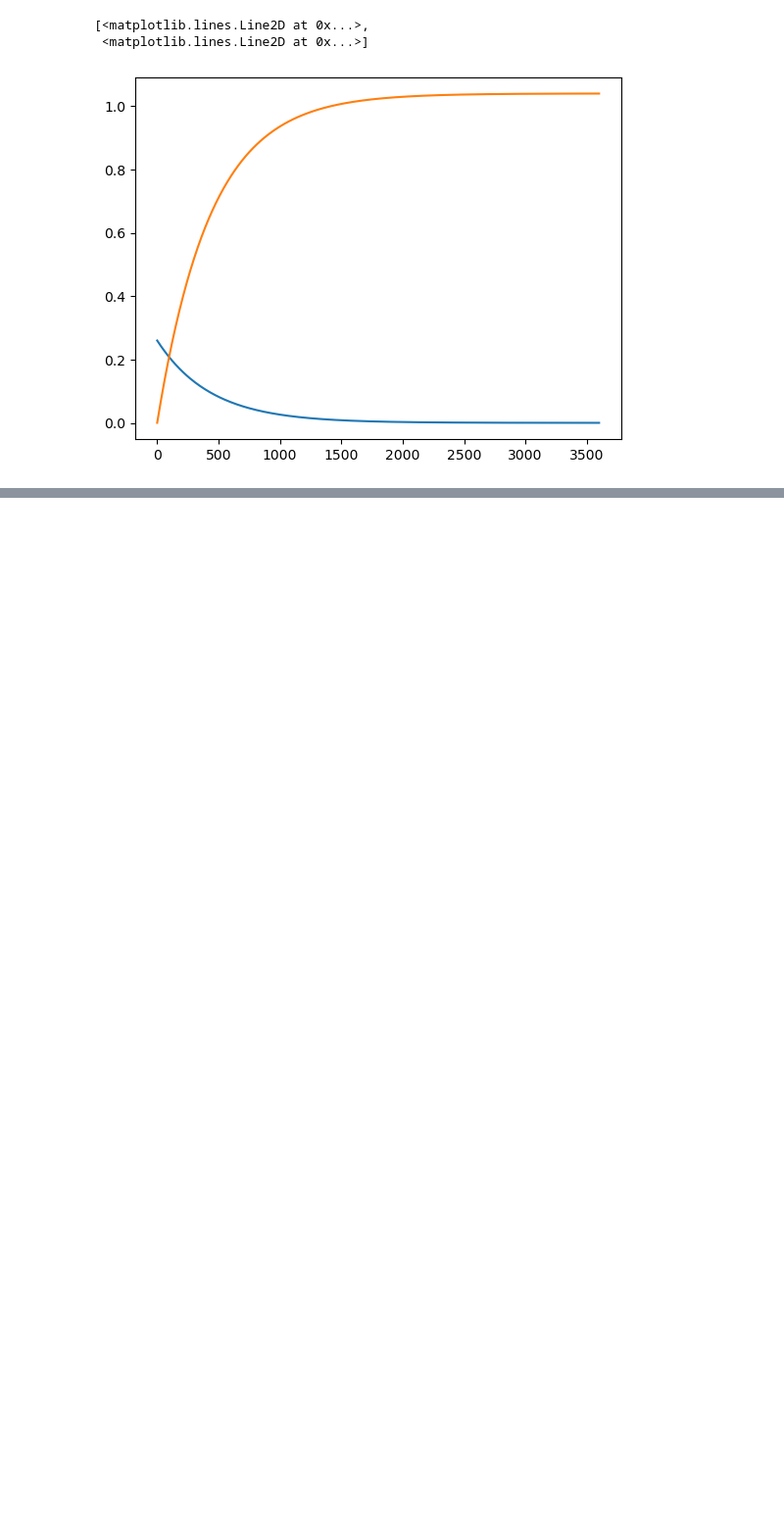
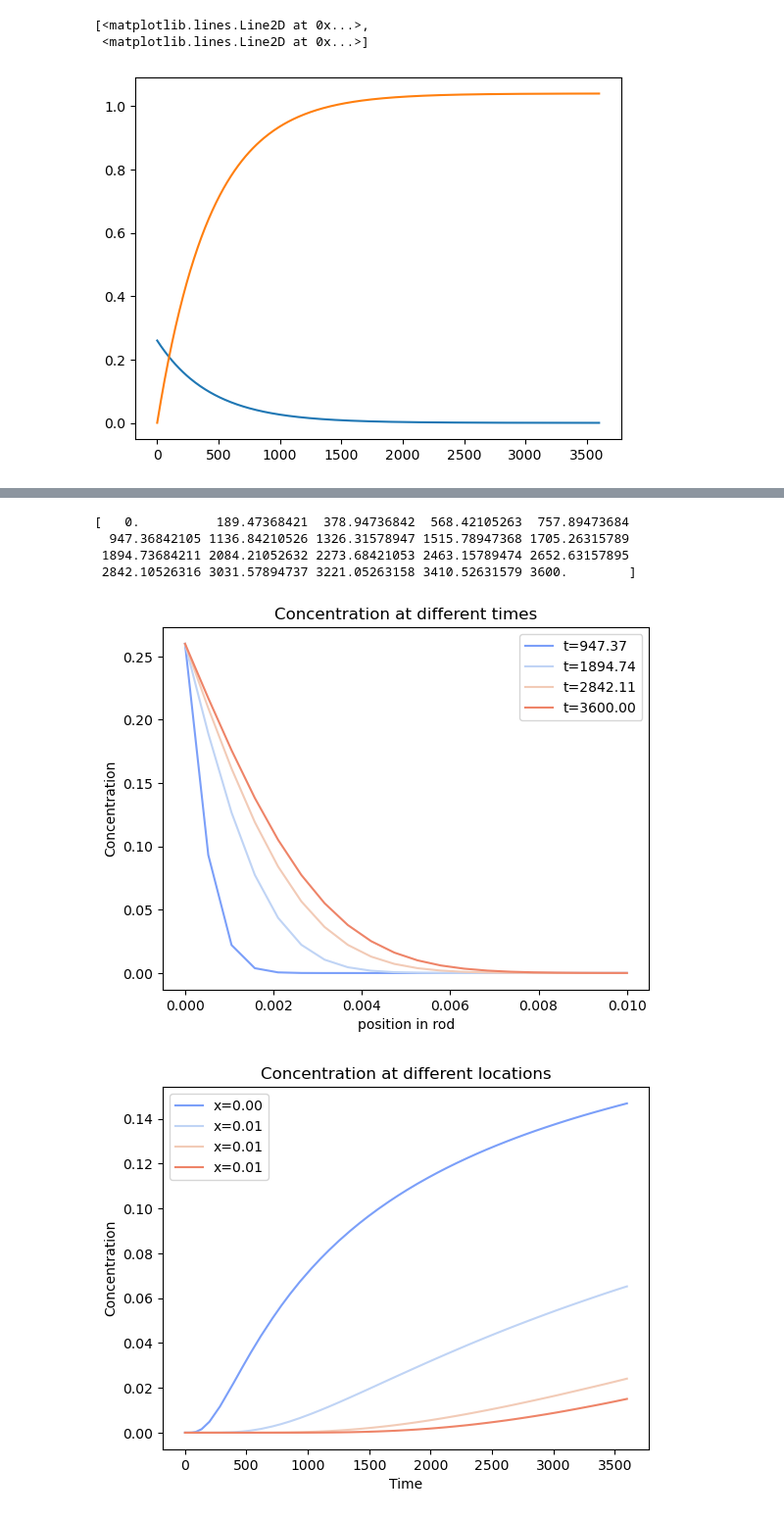
Before and after one commit to Delaw1/Electrodeposition, a Jupyter notebook: Current and O2, OH concentration at the surface of the electrode-Copy1.ipynb, the cells around one changed output, grey strips where cells are left out. Shown: that part at 98% size. Cells and saved outputs as stored; diff of their text form; code cells hidden in the pictures; blank space fills up the shorter version.

```diff
--- a/Current and O2, OH concentration at the surface of the electrode-Copy1.ipynb
+++ b/Current and O2, OH concentration at the surface of the electrode-Copy1.ipynb
@@ -74,0 +157,66 @@ for i,t in enumerate(time_step):
+# %%
+N = 20  # number of points to discretize
+L = 0.01  # length of the rod
+X = np.linspace(0, L, N)  # position along the rod
+h = L / (N - 1)  # discretization spacing
+
+C0t = 0.26  # concentration at x = 0
+D = 2.9*10**-9  # Diffusivity
+
+tfinal = 3600.0  # final time
+tspan = (0, tfinal)  # time span to integrate over
+T=np.linspace(0, tfinal, N)
+print(T)
+init = np.zeros(N)  # Concentration in reactor at t = 0 (initial condition)
+init[0] = C0t  # concentration at entrance
+alpha = D / h ** 2
+
+def method_of_lines(t, C):
+    """
+    coupled ODES at each node point.
+
+    Takes a vector of C values (one at each of the N volume elements).
+    Returns a vector of dC/dt values
+    """
+    dCdt = np.zeros_like(C)
+    for i in range(1, N-1):
+        dCdt[i] = alpha * (C[i + 1] - 2 * C[i] + C[i - 1])
+    dCdt[-1] = alpha * (2 * C[N - 2] - 2 * C[N - 1])
+    return dCdt
+
+sol = solve_ivp(method_of_lines, tspan, init)
+t = sol.t
+C_xt = sol.y
+C_xt = np.array(C_xt)
+
+
+# plot selective solutions
+sns.set_palette(sns.color_palette("coolwarm", 4))
+plt.plot(X, C_xt[:, 5], label="t={0:1.2f}".format(T[5]))
+plt.plot(X, C_xt[:, 10], label="t={0:1.2f}".format(T[10]))
+plt.plot(X, C_xt[:, 15], label="t={0:1.2f}".format(T[15]))
+plt.plot(X, C_xt[:, 19], label="t={0:1.2f}".format(T[19]))
+plt.legend(loc="best")
+plt.xlabel("position in rod")
+plt.ylabel("Concentration")
+plt.title("Concentration at different times")
+plt.show()
+
+# plot selective solutions
+sns.set_palette(sns.color_palette("coolwarm", 4))
+plt.plot(t, C_xt[5, :], label="x={0:1.2f}".format(X[5]))
+plt.plot(t, C_xt[10, :], label="x={0:1.2f}".format(X[10]))
+plt.plot(t, C_xt[15, :], label="x={0:1.2f}".format(X[15]))
+plt.plot(t, C_xt[19, :], label="x={0:1.2f}".format(X[19]))
+plt.legend(loc="best")
+plt.xlabel("Time")
+plt.ylabel("Concentration")
+plt.title("Concentration at different locations")
+plt.show()
+# %% [output]
+[   0.          189.47368421  378.94736842  568.42105263  757.89473684
+  947.36842105 1136.84210526 1326.31578947 1515.78947368 1705.26315789
+ 1894.73684211 2084.21052632 2273.68421053 2463.15789474 2652.63157895
+ 2842.10526316 3031.57894737 3221.05263158 3410.52631579 3600.        ]
+[figure, added]
+[figure, added]
```
Also changed, not shown: parts of 3 cells of this notebook.
